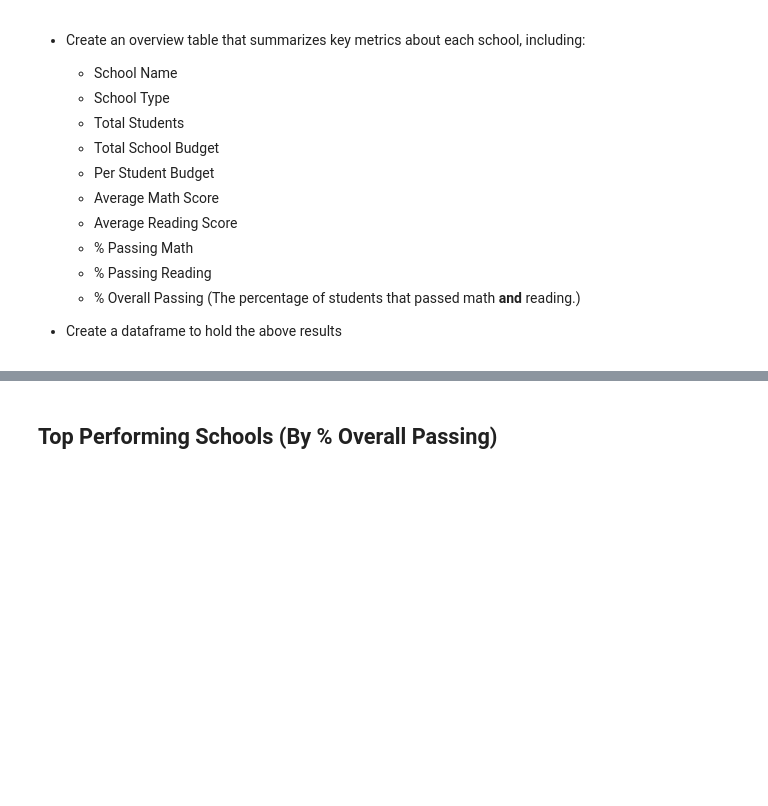
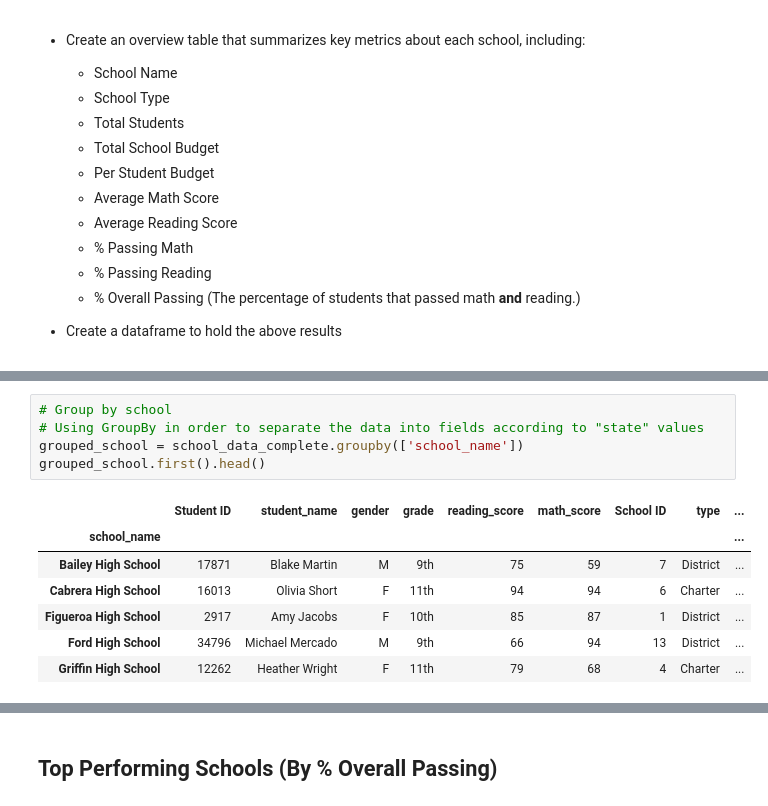
Before and after one commit to missymeyer/pandas-challenge, a Jupyter notebook: PyCitySchools/PyCitySchools_starter.ipynb, the cells around one changed output, grey strips where cells are left out. Drawn from its saved outputs; the diff is of its cells as text; blank space fills up the shorter version.

```diff
--- a/PyCitySchools/PyCitySchools_starter.ipynb
+++ b/PyCitySchools/PyCitySchools_starter.ipynb
@@ -152,0 +144,13 @@ district_summary.head()
+# %%
+# Group by school
+# Using GroupBy in order to separate the data into fields according to "state" values
+grouped_school = school_data_complete.groupby(['school_name'])
+grouped_school.first().head()
+# %% [output]
+|  | Student ID | student_name | gender | grade | reading_score | math_score | School ID | type | ... |
+| school_name |  |  |  |  |  |  |  |  | ... |
+| Bailey High School | 17871 | Blake Martin | M | 9th | 75 | 59 | 7 | District | ... |
+| Cabrera High School | 16013 | Olivia Short | F | 11th | 94 | 94 | 6 | Charter | ... |
+| Figueroa High School | 2917 | Amy Jacobs | F | 10th | 85 | 87 | 1 | District | ... |
+| Ford High School | 34796 | Michael Mercado | M | 9th | 66 | 94 | 13 | District | ... |
+| Griffin High School | 12262 | Heather Wright | F | 11th | 79 | 68 | 4 | Charter | ... |
```
Also changed, not shown: parts of 5 cells of this notebook.
